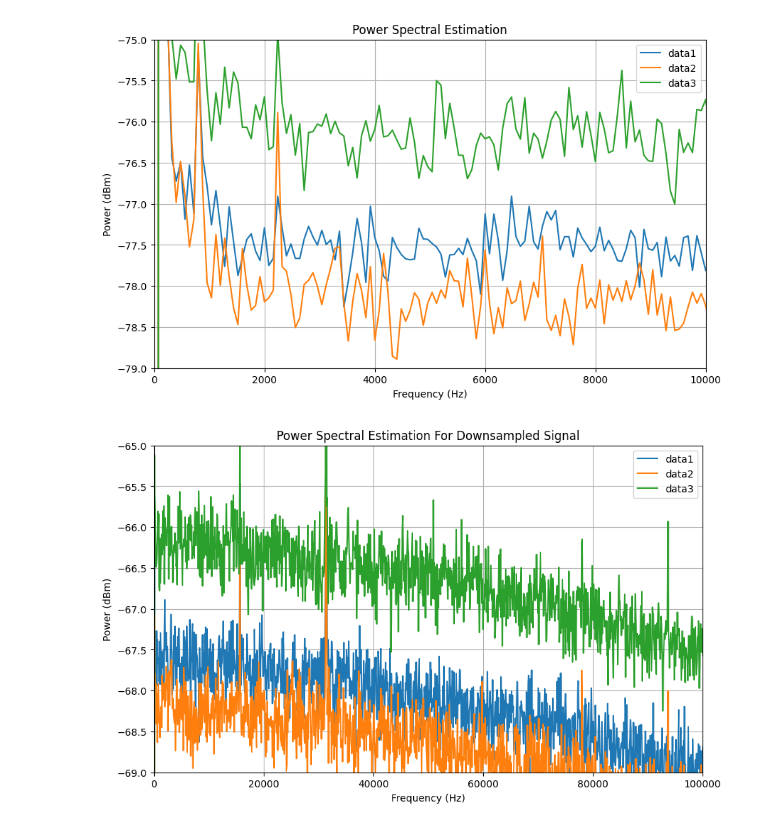
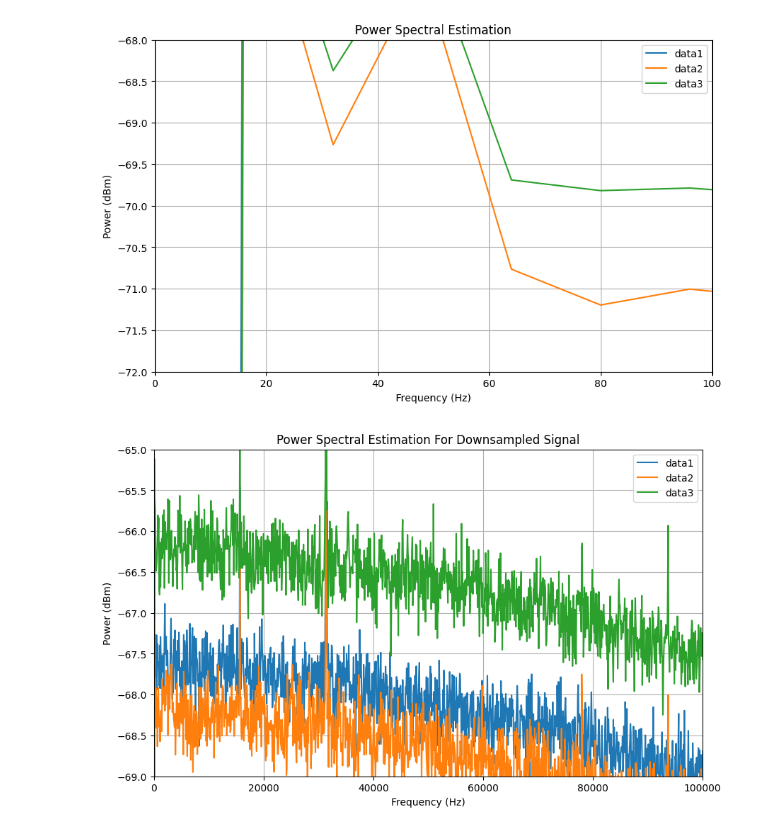
Before and after one commit to kiiichi/python-learning, a Jupyter notebook: DataAE/chip/periodogram.ipynb, the cells around one changed output. Cells and saved outputs as stored; diff of their text form; code cells hidden in the pictures.

```diff
--- a/DataAE/chip/periodogram.ipynb
+++ b/DataAE/chip/periodogram.ipynb
@@ -6,9 +6,9 @@ from scipy.signal import welch
 # %%
 # Read data
 header_rows = 0
-data1 = pd.read_csv('data/snl1.csv', skiprows=header_rows) #SNL
-data2 = pd.read_csv('data/squ1.csv', skiprows=header_rows) #Squ
-data3 = pd.read_csv('data/antisqu1.csv', skiprows=header_rows) #AntiSqu
+data1 = pd.read_csv('data/RigolDS6.csv', skiprows=header_rows) #SNL
+data2 = pd.read_csv('data/RigolDS1.csv', skiprows=header_rows) #Squ
+data3 = pd.read_csv('data/RigolDS4.csv', skiprows=header_rows) #AntiSqu
 
 signal1 = data1.iloc[:, 0].values
 signal2 = data2.iloc[:, 0].values
@@ -20,9 +20,9 @@ signal2 = signal2[:min_length]
 signal3 = signal3[:min_length]
 # %%
 # Parameters
-split_num = 10 # also is average number
-window_seg_number = 20 # number of segments in each window
-sampling_rate = 10000000 # 10MSa/s
+split_num = 1 # also is average number
+window_seg_number = 200 # number of segments in each window
+sampling_rate = 200000 # Sa/s
 zohms = 50
 
 split_size = len(signal1) // split_num
@@ -77,21 +77,21 @@ Pxx_avg3 = 10 * np.log10(Pxx_avg3 / zohms) + 30
 # %%
 # Plot
 yrange = 4
-yref = -77
+yref = -70
 plt.figure(figsize=(10, 6))
 plt.plot(f1, Pxx_avg1, label='data1')
 plt.plot(f2, Pxx_avg2, label='data2')
 plt.plot(f3, Pxx_avg3, label='data3')
 plt.title('Power Spectral Estimation')
 plt.xlabel('Frequency (Hz)')
 plt.ylabel('Power (dBm)')
-plt.xlim(0,10000)
+plt.xlim(0,100)
 plt.ylim(yref-yrange/2, yref+yrange/2)
 plt.legend()
 plt.grid(True)
 plt.show()
 # %% [output]
-[figure, old version]
+[figure, new version]
 # %%
 # Moving average for downsampling rate
 window_size = 10
```
Also changed, not shown: 1 other file.
